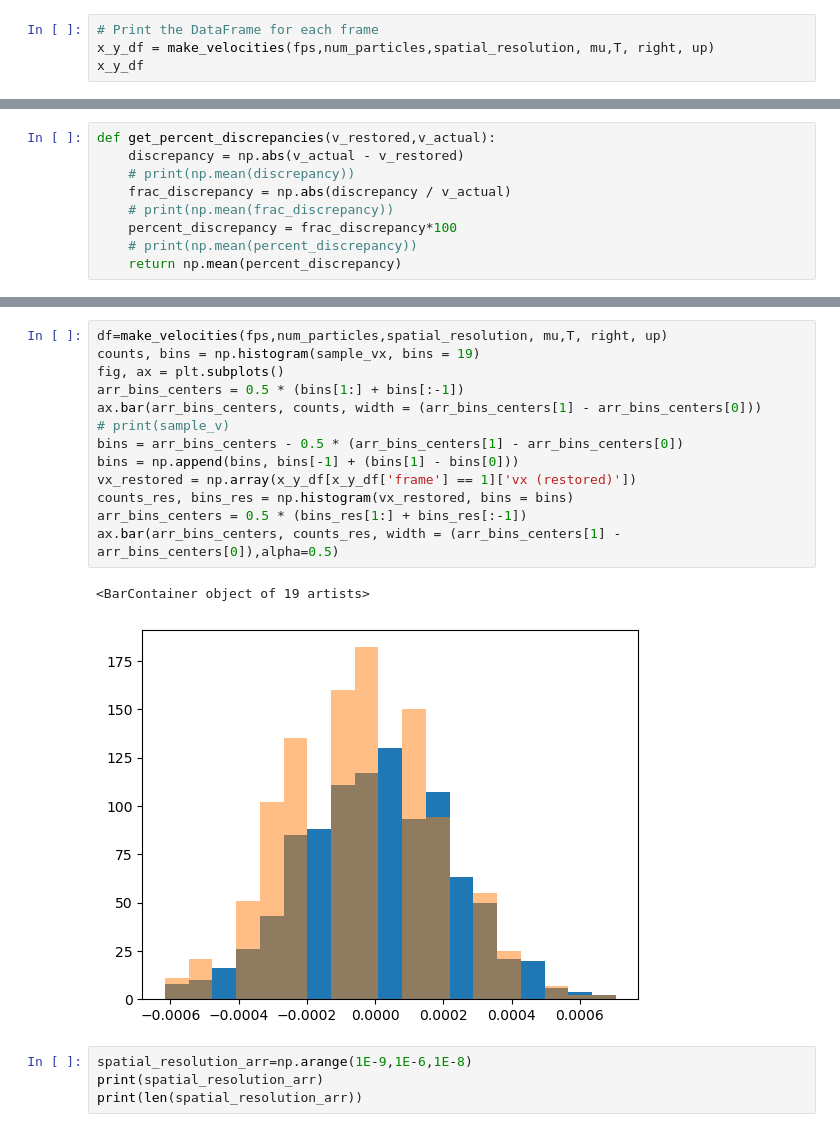
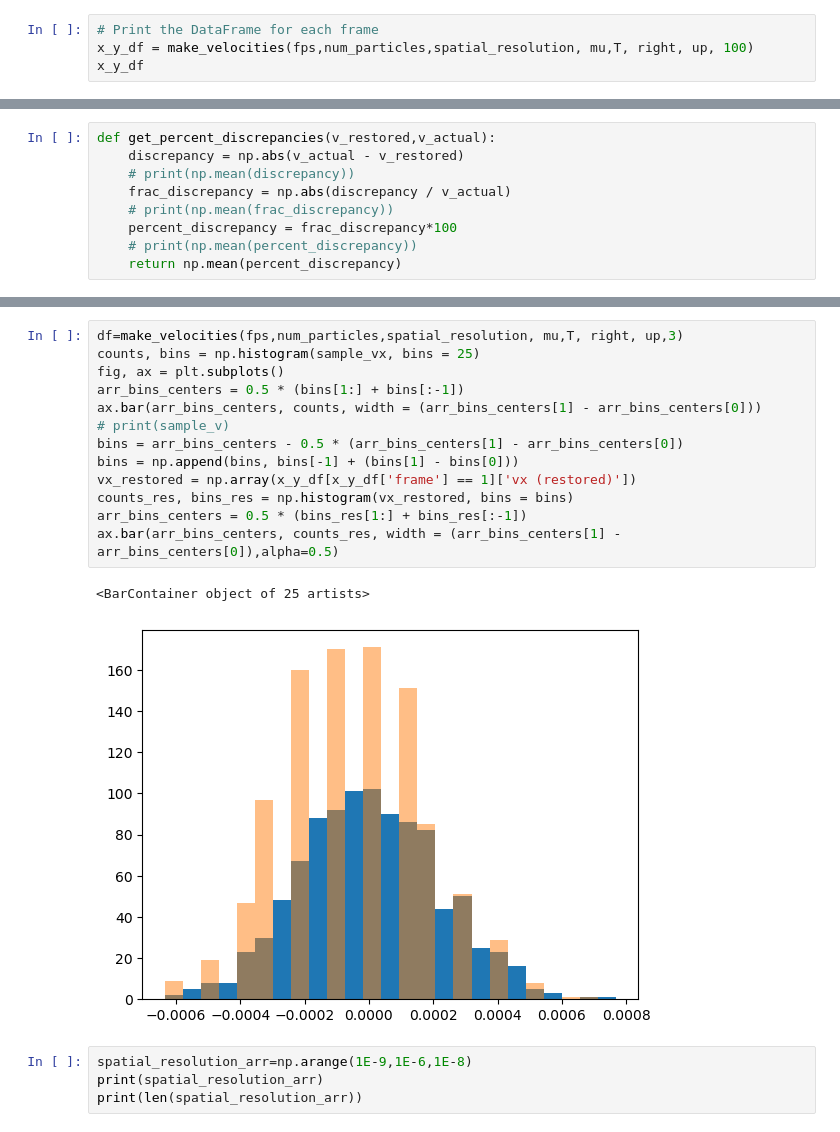
Before and after one commit to ParthM1504/Benchmarking-Dusty-Plasma-Temperature-Code, a Jupyter notebook: Benchmarking.ipynb, the cells around one changed output, grey strips where cells are left out. Saved outputs shown, nothing was run; the diff lists cells and outputs as text.

```diff
--- a/Benchmarking.ipynb
+++ b/Benchmarking.ipynb
@@ -304,6 +237,6 @@ def make_velocities(fps,num_particles,spatial_resolution, mu,T, right_border_px,
 # %%
 # Print the DataFrame for each frame
-x_y_df = make_velocities(fps,num_particles,spatial_resolution, mu,T, right, up)
+x_y_df = make_velocities(fps,num_particles,spatial_resolution, mu,T, right, up, 100)
 x_y_df
 # %% [output]
 |  | part_no | x | y | frame | vx (restored) | vy (restored) | vx | vy |
@@ -383,19 +316,19 @@ get_percent_discrepancies(vx_restored,sample_vx)
 # %%
-df=make_velocities(fps,num_particles,spatial_resolution, mu,T, right, up)
-counts, bins = np.histogram(sample_vx, bins = 19)
+df=make_velocities(fps,num_particles,spatial_resolution, mu,T, right, up,3)
+counts, bins = np.histogram(sample_vx, bins = 25)
 fig, ax = plt.subplots()
 arr_bins_centers = 0.5 * (bins[1:] + bins[:-1])
 ax.bar(arr_bins_centers, counts, width = (arr_bins_centers[1] - arr_bins_centers[0]))
 # print(sample_v)
 bins = arr_bins_centers - 0.5 * (arr_bins_centers[1] - arr_bins_centers[0])
 bins = np.append(bins, bins[-1] + (bins[1] - bins[0]))
 vx_restored = np.array(x_y_df[x_y_df['frame'] == 1]['vx (restored)'])
 counts_res, bins_res = np.histogram(vx_restored, bins = bins)
 arr_bins_centers = 0.5 * (bins_res[1:] + bins_res[:-1])
 ax.bar(arr_bins_centers, counts_res, width = (arr_bins_centers[1] - arr_bins_centers[0]),alpha=0.5)
 # %% [output]
-<BarContainer object of 19 artists>
+<BarContainer object of 25 artists>
-[figure, old version]
+[figure, new version]
 # %%
 spatial_resolution_arr=np.arange(1E-9,1E-6,1E-8)
 print(spatial_resolution_arr)
```
Also changed, not shown: parts of 15 cells of this notebook.
